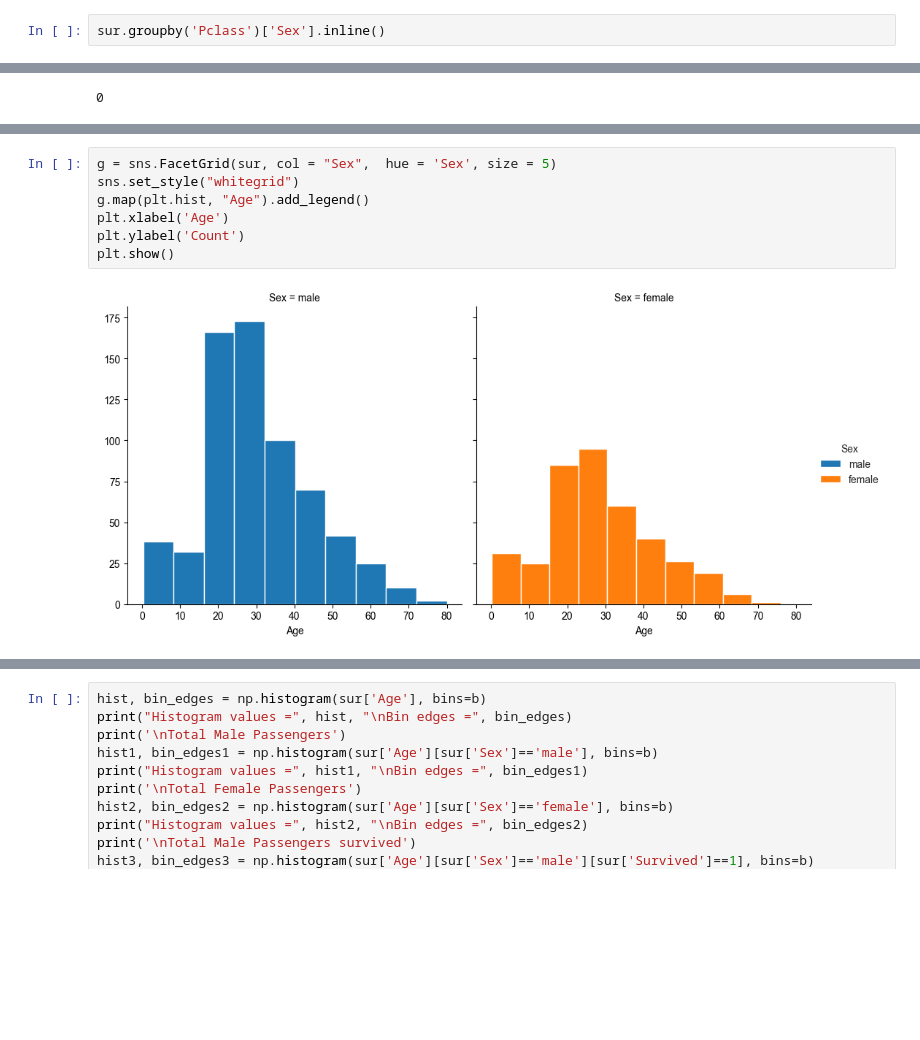
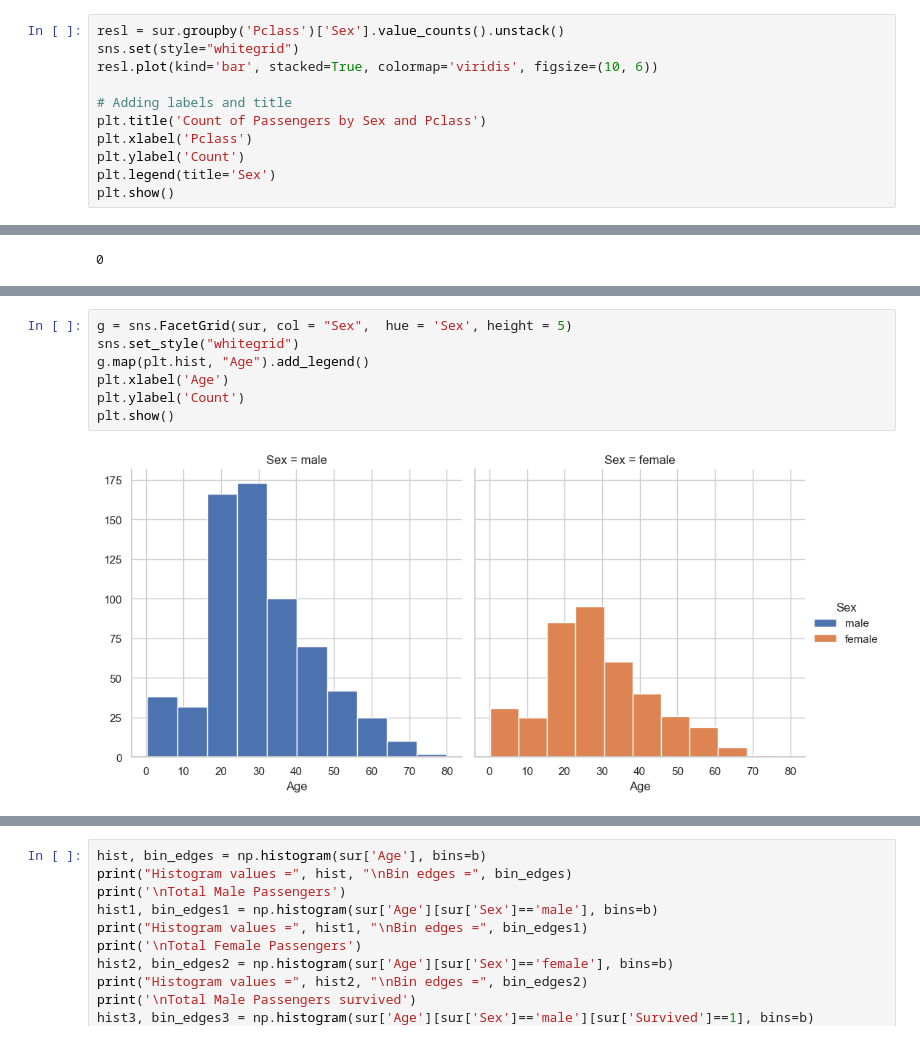
Before and after one commit to derkacheva0/titanic_ml, a Jupyter notebook: titanic.ipynb, the cells around one changed output, grey strips where cells are left out. Saved outputs shown, nothing was run; the diff lists cells and outputs as text; blank space fills up the shorter version.

```diff
--- a/titanic.ipynb
+++ b/titanic.ipynb
@@ -163,5 +164,14 @@ Pclass
 Name: Sex, dtype: object
 [figure]
 # %%
-sur.groupby('Pclass')['Sex'].inline()
+resl = sur.groupby('Pclass')['Sex'].value_counts().unstack()
+sns.set(style="whitegrid")
+resl.plot(kind='bar', stacked=True, colormap='viridis', figsize=(10, 6))
+
+# Adding labels and title
+plt.title('Count of Passengers by Sex and Pclass')
+plt.xlabel('Pclass')
+plt.ylabel('Count')
+plt.legend(title='Sex')
+plt.show()
 # %% [output]
@@ -282,12 +292,12 @@ plt.title('Процентное соотношене возрастов и по
 # %%
-g = sns.FacetGrid(sur, col = "Sex",  hue = 'Sex', size = 5)
+g = sns.FacetGrid(sur, col = "Sex",  hue = 'Sex', height = 5)
 sns.set_style("whitegrid")
 g.map(plt.hist, "Age").add_legend()
 plt.xlabel('Age')
 plt.ylabel('Count')
 plt.show()
 # %% [output]
-[figure, old version]
+[figure, new version]
 # %%
 b = list(range(1,101,10))
 sns.set_style("whitegrid")
```
Also changed, not shown: parts of 11 cells of this notebook.
